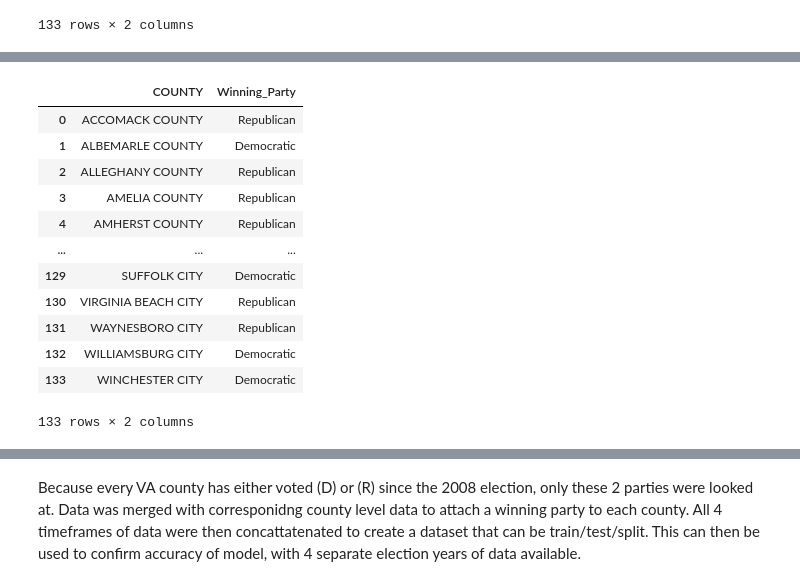
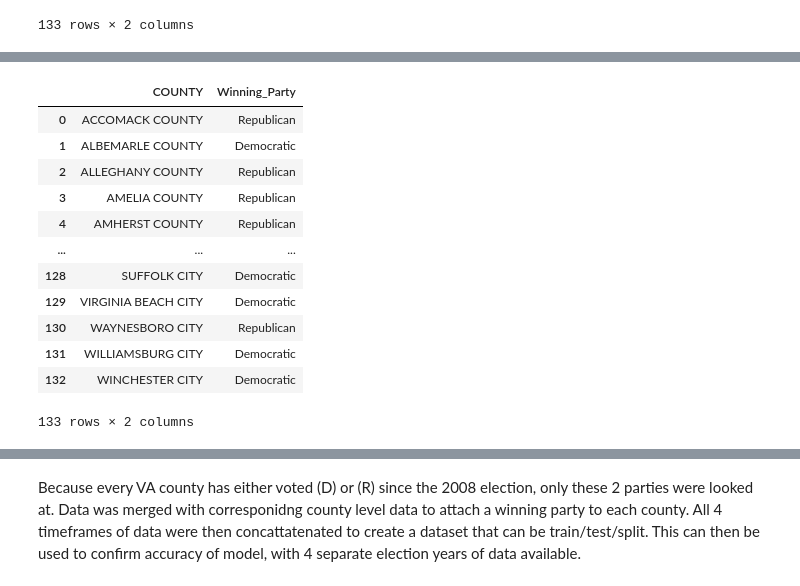
Before and after one commit to kevindangkhoama/project_voting, a Jupyter notebook: project3.ipynb, the cells around one changed output, grey strips where cells are left out. Saved outputs shown, nothing was run; the diff lists cells and outputs as text; code cells hidden in the pictures.

Commit message:
Fixed county data issues. Fixed model_data

```diff
--- a/project3.ipynb
+++ b/project3.ipynb
@@ -812,22 +810,22 @@ See the caveats in the documentation: https://pandas.pydata.org/pandas-docs/stab
 # %%
 #Subset into county name and party winner
 winner4['Winning_Party'] = winner4[['Democratic','Republican']].idxmax(axis=1)
-winner4=winner3[['COUNTY','Winning_Party']]
-winner4 = winner3[winner3['COUNTY'] != 'BEDFORD CITY']
+winner4=winner4[['COUNTY','Winning_Party']]
+winner4 = winner4[winner4['COUNTY'] != 'BEDFORD CITY']
 winner4
 # %% [output]
 |  | COUNTY | Winning_Party |
 | 0 | ACCOMACK COUNTY | Republican |
 | 1 | ALBEMARLE COUNTY | Democratic |
 | 2 | ALLEGHANY COUNTY | Republican |
 | 3 | AMELIA COUNTY | Republican |
 | 4 | AMHERST COUNTY | Republican |
 | ... | ... | ... |
-| 129 | SUFFOLK CITY | Democratic |
-| 130 | VIRGINIA BEACH CITY | Republican |
-| 131 | WAYNESBORO CITY | Republican |
-| 132 | WILLIAMSBURG CITY | Democratic |
-| 133 | WINCHESTER CITY | Democratic |
+| 128 | SUFFOLK CITY | Democratic |
+| 129 | VIRGINIA BEACH CITY | Democratic |
+| 130 | WAYNESBORO CITY | Republican |
+| 131 | WILLIAMSBURG CITY | Democratic |
+| 132 | WINCHESTER CITY | Democratic |
 133 rows × 2 columns
 # %%
 #Merge with county level data from 2016-2020
```
Also changed, not shown: parts of 18 cells of this notebook.
